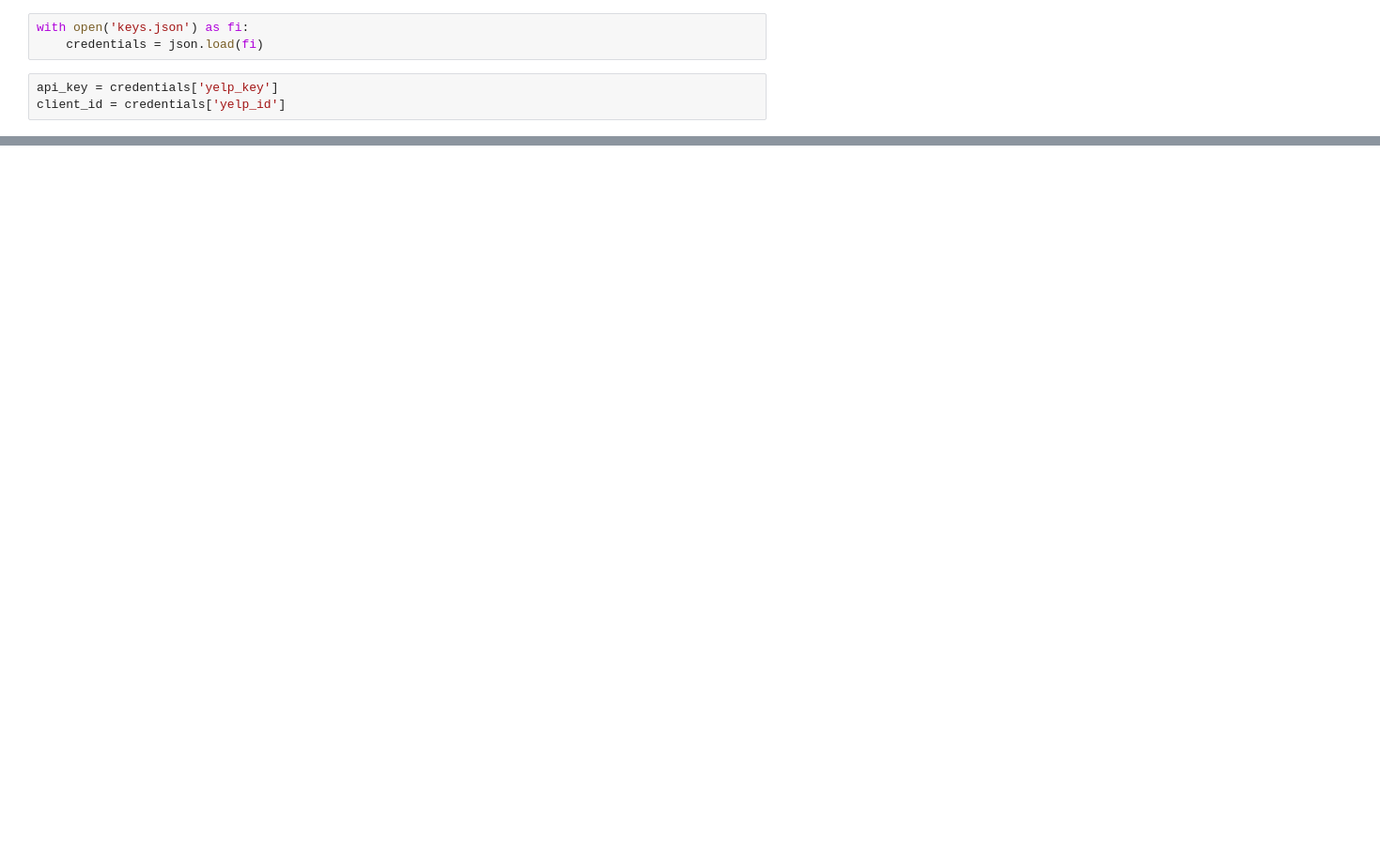
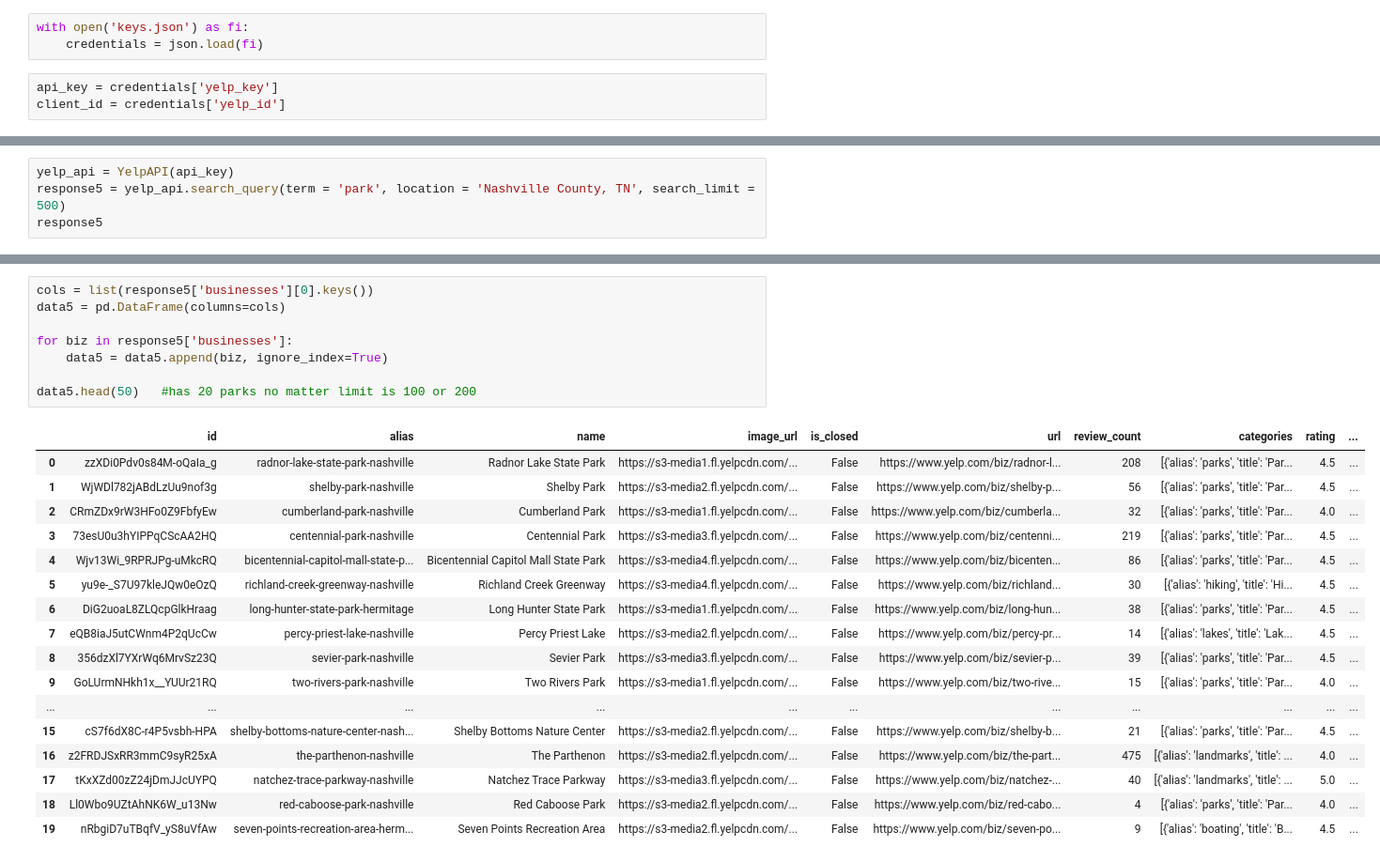
Before and after one commit to kahartley1/first_births, a Jupyter notebook: Notebooks/Capstone.ipynb, the cells around one changed output, grey strips where cells are left out. Shown at 94% size. Drawn from its saved outputs; the diff is of its cells as text; blank space fills up the shorter version.

```diff
--- a/Notebooks/Capstone.ipynb
+++ b/Notebooks/Capstone.ipynb
@@ -40,0 +287,4 @@ data.head(50)   #has 20 parks no matter limit is 100 or 200
+# %%
+yelp_api = YelpAPI(api_key)
+response5 = yelp_api.search_query(term = 'park', location = 'Nashville County, TN', search_limit = 500)
+response5
@@ -40,0 +309,26 @@ data.head(50)   #has 20 parks no matter limit is 100 or 200
+# %%
+cols = list(response5['businesses'][0].keys())
+data5 = pd.DataFrame(columns=cols)
+
+for biz in response5['businesses']:
+    data5 = data5.append(biz, ignore_index=True)
+
+data5.head(50)   #has 20 parks no matter limit is 100 or 200
+# %% [output]
+|  | id | alias | name | image_url | is_closed | url | review_count | categories | rating | ... |
+| 0 | zzXDi0Pdv0s84M-oQaIa_g | radnor-lake-state-park-nashville | Radnor Lake State Park | https://s3-media1.fl.yelpcdn.com/... | False | https://www.yelp.com/biz/radnor-l... | 208 | [{'alias': 'parks', 'title': 'Par... | 4.5 | ... |
+| 1 | WjWDl782jABdLzUu9nof3g | shelby-park-nashville | Shelby Park | https://s3-media2.fl.yelpcdn.com/... | False | https://www.yelp.com/biz/shelby-p... | 56 | [{'alias': 'parks', 'title': 'Par... | 4.5 | ... |
+| 2 | CRmZDx9rW3HFo0Z9FbfyEw | cumberland-park-nashville | Cumberland Park | https://s3-media1.fl.yelpcdn.com/... | False | https://www.yelp.com/biz/cumberla... | 32 | [{'alias': 'parks', 'title': 'Par... | 4.0 | ... |
+| 3 | 73esU0u3hYIPPqCScAA2HQ | centennial-park-nashville | Centennial Park | https://s3-media3.fl.yelpcdn.com/... | False | https://www.yelp.com/biz/centenni... | 219 | [{'alias': 'parks', 'title': 'Par... | 4.5 | ... |
+| 4 | Wjv13Wi_9RPRJPg-uMkcRQ | bicentennial-capitol-mall-state-p... | Bicentennial Capitol Mall State Park | https://s3-media4.fl.yelpcdn.com/... | False | https://www.yelp.com/biz/bicenten... | 86 | [{'alias': 'parks', 'title': 'Par... | 4.5 | ... |
+| 5 | yu9e-_S7U97kleJQw0eOzQ | richland-creek-greenway-nashville | Richland Creek Greenway | https://s3-media4.fl.yelpcdn.com/... | False | https://www.yelp.com/biz/richland... | 30 | [{'alias': 'hiking', 'title': 'Hi... | 4.5 | ... |
+| 6 | DiG2uoaL8ZLQcpGlkHraag | long-hunter-state-park-hermitage | Long Hunter State Park | https://s3-media1.fl.yelpcdn.com/... | False | https://www.yelp.com/biz/long-hun... | 38 | [{'alias': 'parks', 'title': 'Par... | 4.5 | ... |
+| 7 | eQB8iaJ5utCWnm4P2qUcCw | percy-priest-lake-nashville | Percy Priest Lake | https://s3-media2.fl.yelpcdn.com/... | False | https://www.yelp.com/biz/percy-pr... | 14 | [{'alias': 'lakes', 'title': 'Lak... | 4.5 | ... |
+| 8 | 356dzXl7YXrWq6MrvSz23Q | sevier-park-nashville | Sevier Park | https://s3-media3.fl.yelpcdn.com/... | False | https://www.yelp.com/biz/sevier-p... | 39 | [{'alias': 'parks', 'title': 'Par... | 4.5 | ... |
+| 9 | GoLUrmNHkh1x__YUUr21RQ | two-rivers-park-nashville | Two Rivers Park | https://s3-media1.fl.yelpcdn.com/... | False | https://www.yelp.com/biz/two-rive... | 15 | [{'alias': 'parks', 'title': 'Par... | 4.0 | ... |
+| ... | ... | ... | ... | ... | ... | ... | ... | ... | ... | ... |
+| 15 | cS7f6dX8C-r4P5vsbh-HPA | shelby-bottoms-nature-center-nash... | Shelby Bottoms Nature Center | https://s3-media2.fl.yelpcdn.com/... | False | https://www.yelp.com/biz/shelby-b... | 21 | [{'alias': 'parks', 'title': 'Par... | 4.5 | ... |
+| 16 | z2FRDJSxRR3mmC9syR25xA | the-parthenon-nashville | The Parthenon | https://s3-media2.fl.yelpcdn.com/... | False | https://www.yelp.com/biz/the-part... | 475 | [{'alias': 'landmarks', 'title': ... | 4.0 | ... |
+| 17 | tKxXZd00zZ24jDmJJcUYPQ | natchez-trace-parkway-nashville | Natchez Trace Parkway | https://s3-media3.fl.yelpcdn.com/... | False | https://www.yelp.com/biz/natchez-... | 40 | [{'alias': 'landmarks', 'title': ... | 5.0 | ... |
+| 18 | Ll0Wbo9UZtAhNK6W_u13Nw | red-caboose-park-nashville | Red Caboose Park | https://s3-media2.fl.yelpcdn.com/... | False | https://www.yelp.com/biz/red-cabo... | 4 | [{'alias': 'parks', 'title': 'Par... | 4.0 | ... |
+| 19 | nRbgiD7uTBqfV_yS8uVfAw | seven-points-recreation-area-herm... | Seven Points Recreation Area | https://s3-media2.fl.yelpcdn.com/... | False | https://www.yelp.com/biz/seven-po... | 9 | [{'alias': 'boating', 'title': 'B... | 4.5 | ... |
```
Also changed, not shown: parts of 20 cells of this notebook.
